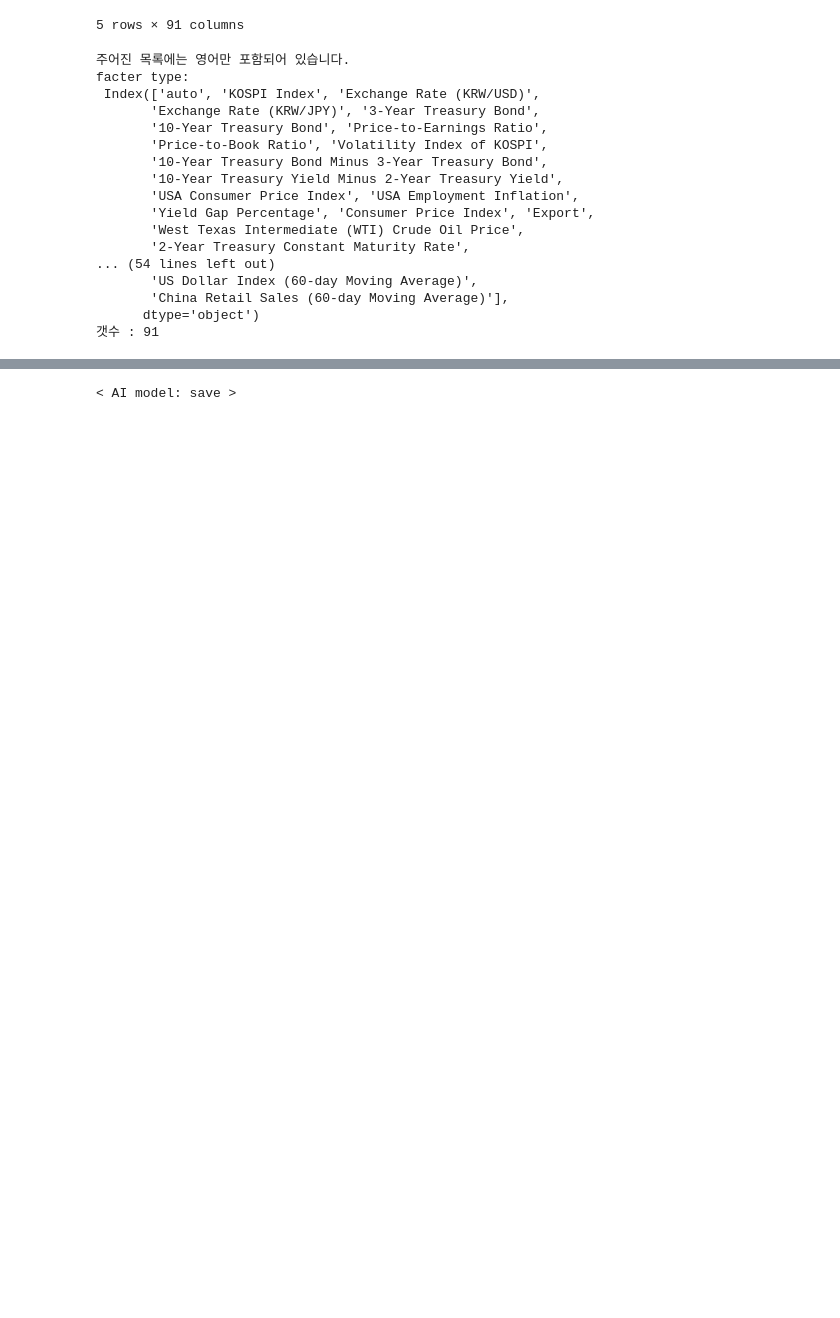
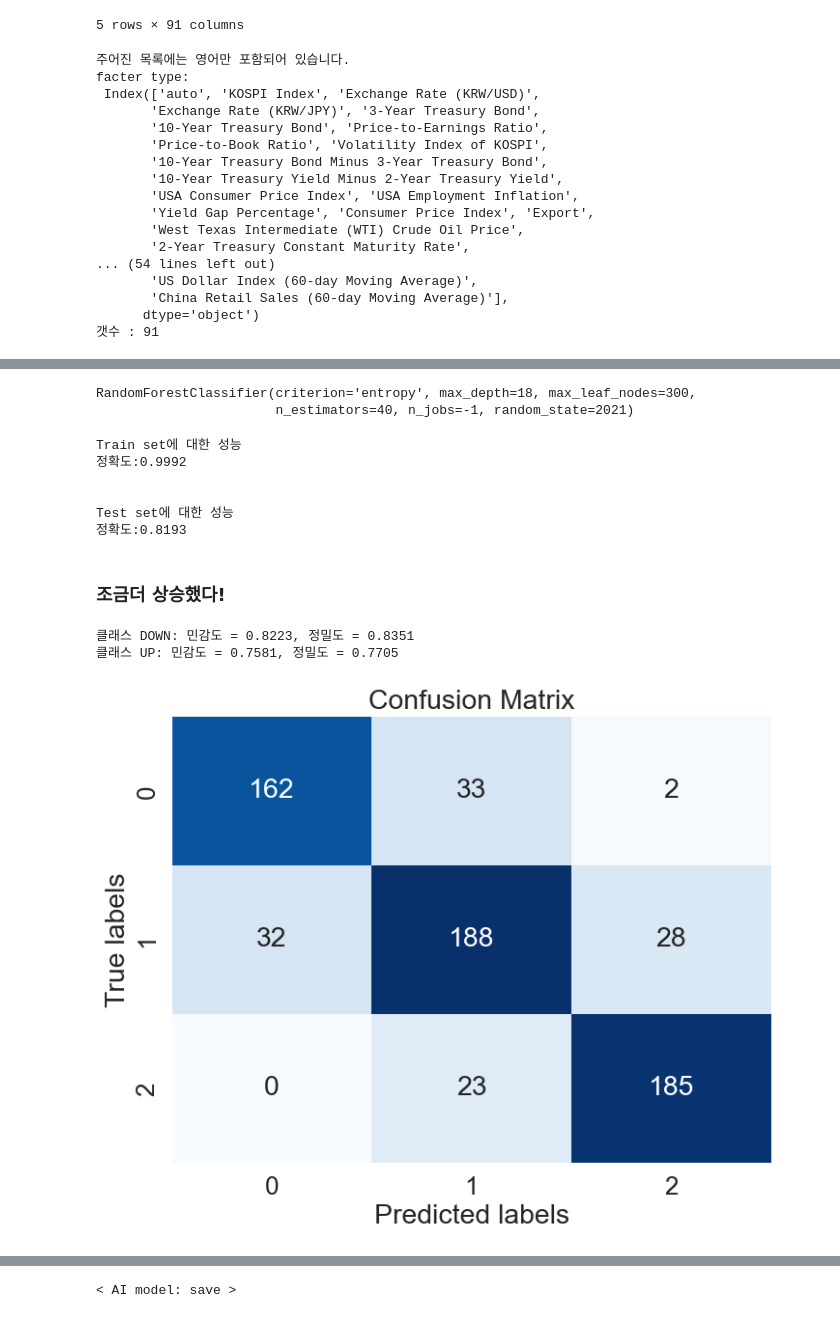
Before and after one commit to simpson000/sic_project_final, a Jupyter notebook: sic/test2.ipynb, the cells around one changed output, grey strips where cells are left out. Cells and saved outputs as stored; diff of their text form; code cells hidden in the pictures; blank space fills up the shorter version.

```diff
--- a/sic/test2.ipynb
+++ b/sic/test2.ipynb
@@ -271,0 +365,12 @@ print(rnd_search.best_params_)
+# %%
+rfc = RandomForestClassifier(n_jobs=-1,random_state=2021)
+param_grid = {
+    'n_estimators': [20, 40, 60],
+    'max_depth': [10,14,18,22],
+    'max_leaf_nodes': [100,200,300],
+    'criterion':['entropy'],
+    'max_features':['sqrt']
+}
+
+CV_rfc = GridSearchCV(estimator=rfc, param_grid=param_grid, cv=10, verbose=1 ,n_jobs=-1)
+CV_rfc.fit(X_train, y_train)
@@ -271,0 +419,54 @@ print(rnd_search.best_params_)
+# %%
+best_rfc = CV_rfc.best_estimator_
+best_rfc.fit(X_train, y_train)
+# %% [output]
+RandomForestClassifier(criterion='entropy', max_depth=18, max_leaf_nodes=300,
+                       n_estimators=40, n_jobs=-1, random_state=2021)
+# %%
+# Train set에 대한 성능
+y_pred = best_rfc.predict(X_train)
+acc = accuracy_score(y_true = y_train, y_pred =y_pred)
+print("Train set에 대한 성능")
+print(f"정확도:{acc:0.4f}")
+
+# Test set에 대한 성능
+y_pred = best_rfc.predict(X_test)
+acc = accuracy_score(y_true = y_test, y_pred =y_pred)
+print("\n")
+print("Test set에 대한 성능")
+print(f"정확도:{acc:0.4f}")
+# %% [output]
+Train set에 대한 성능
+정확도:0.9992
+
+
+Test set에 대한 성능
+정확도:0.8193
+# %% [markdown]
+### 조금더 상승했다!
+# %%
+recall = recall_score(y_true=y_test, y_pred=y_pred, pos_label='DOWN', average=None)  # 다중 클래스에서는 average를 None으로 설정
+precision = precision_score(y_true=y_test, y_pred=y_pred, average=None)  # 다중 클래스에서는 average를 None으로 설정
+
+# 평가 메트릭스의 각 클래스에 대한 결과를 출력
+for label, rec, prec in zip(['DOWN', 'UP'], recall, precision):
+    print(f"클래스 {label}: 민감도 = {rec:.4f}, 정밀도 = {prec:.4f}")
+# %% [output]
+클래스 DOWN: 민감도 = 0.8223, 정밀도 = 0.8351
+클래스 UP: 민감도 = 0.7581, 정밀도 = 0.7705
+# %%
+# 예측값 생성
+y_pred = best_rfc.predict(X_test)
+
+# 혼동 행렬 생성
+cm = confusion_matrix(y_test, y_pred)
+
+# 시각화
+plt.figure(figsize=(8, 6))
+sns.heatmap(cm, annot=True, cmap=plt.cm.Blues, fmt='d', cbar=False)
+plt.xlabel('Predicted labels')
+plt.ylabel('True labels')
+plt.title('Confusion Matrix')
+plt.show()
+# %% [output]
+[figure, added]
```
Also changed, not shown: parts of 26 cells of this notebook, 2 other files.
